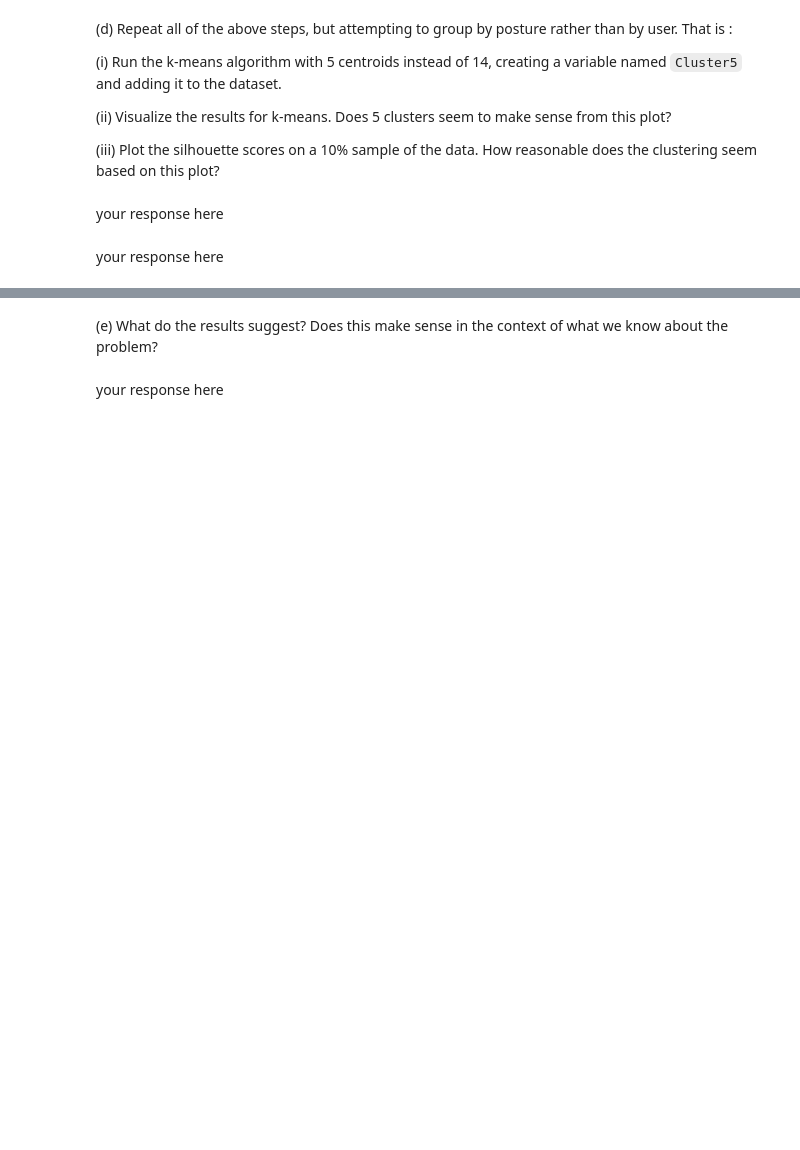
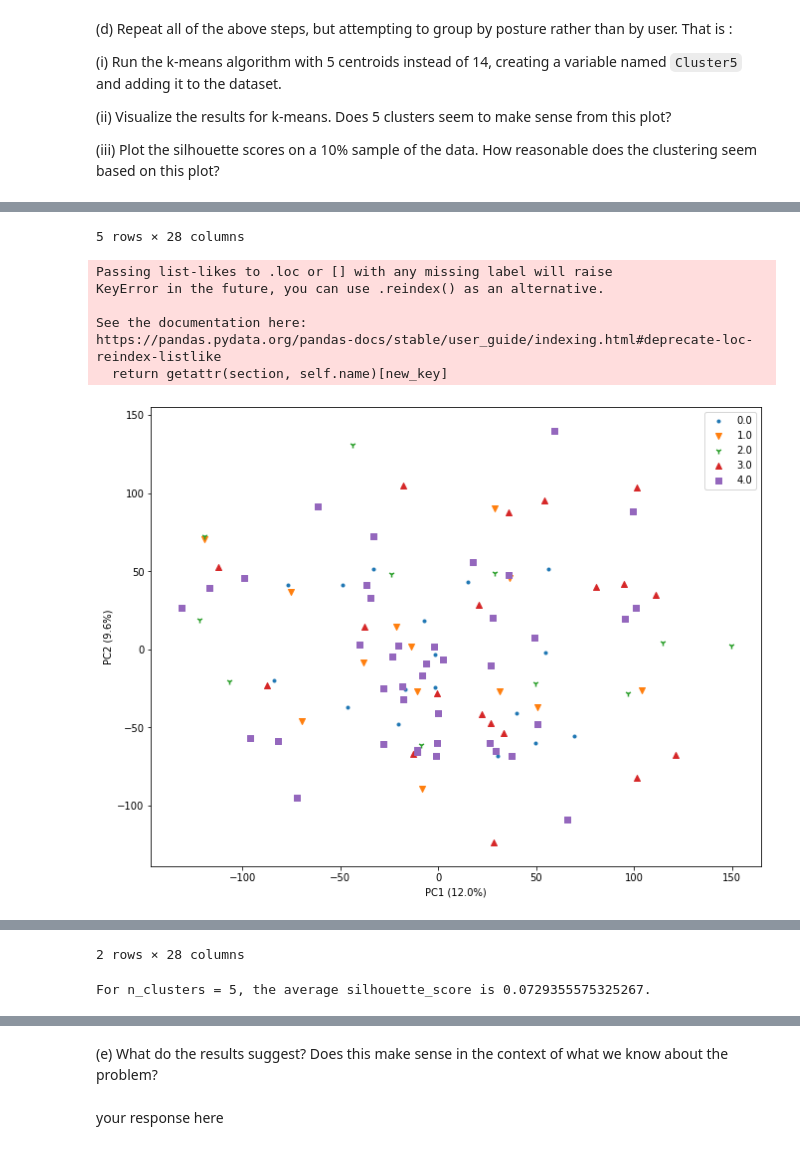
Before and after one commit to gurdeep101/2020-CS109B, a Jupyter notebook: content/homeworks/hw02/notebook/cs109b_hw2.ipynb, the cells around one changed output, grey strips where cells are left out. Saved outputs shown, nothing was run; the diff lists cells and outputs as text; code cells hidden in the pictures; blank space fills up the shorter version.

```diff
--- a/content/homeworks/hw02/notebook/cs109b_hw2.ipynb
+++ b/content/homeworks/hw02/notebook/cs109b_hw2.ipynb
@@ -363,2 +323,0 @@ your response here
-# %% [markdown]
-your response here
@@ -367,2 +324,17 @@ your response here
-# %% [markdown]
-your response here
+# %%
+# run kmeans
+handy_kmeans2 = KMeans(n_clusters = 5, init = 'random', n_init = 46, random_state = 109).fit(handy.drop(['Class', 'User', 'Cluster14'], axis = 1))
+
+# add kmeans labels to original df
+handy['Cluster5'] = handy_kmeans2.labels_
+display(handy.head())
+
+handy_silplot1c = handy.sample(2000)
+
+plot_clusters(handy_silplot1c, handy_silplot1c.Cluster5, False)
+
+handy_10pct_1c = handy.sample(frac = 0.1)
+display(handy_10pct_1c.head(n=2))
+
+silplot(handy_10pct_1c.drop(['Class', 'User', 'Cluster14', 'Cluster5'], axis = 1).values, handy_10pct_1c.Cluster5, handy_kmeans2, pointlabels=None)
+# %% [output]
@@ -368,0 +347,8 @@ your response here
+5 rows × 28 columns
+Passing list-likes to .loc or [] with any missing label will raise
+KeyError in the future, you can use .reindex() as an alternative.
+
+See the documentation here:
+https://pandas.pydata.org/pandas-docs/stable/user_guide/indexing.html#deprecate-loc-reindex-listlike
+  return getattr(section, self.name)[new_key]
+[figure, added]
@@ -368,0 +358,2 @@ your response here
+2 rows × 28 columns
+For n_clusters = 5, the average silhouette_score is 0.0729355575325267.
```
Also changed, not shown: parts of 39 cells of this notebook, 1 other file.
